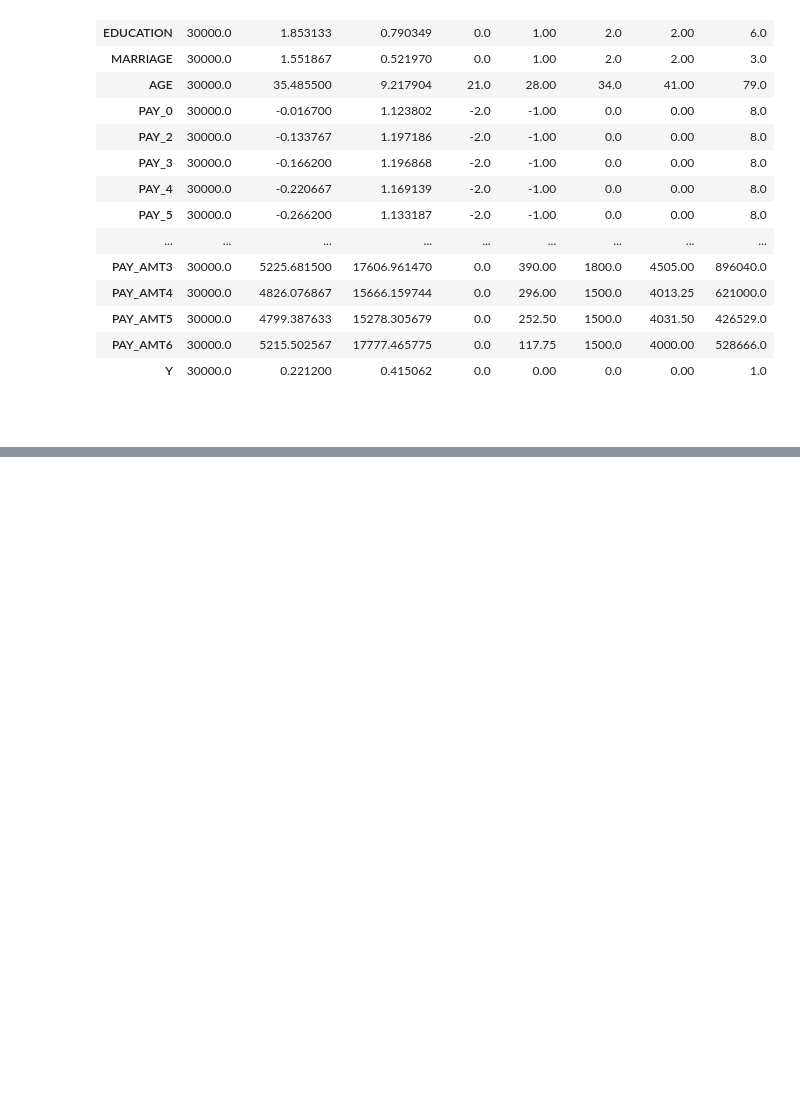
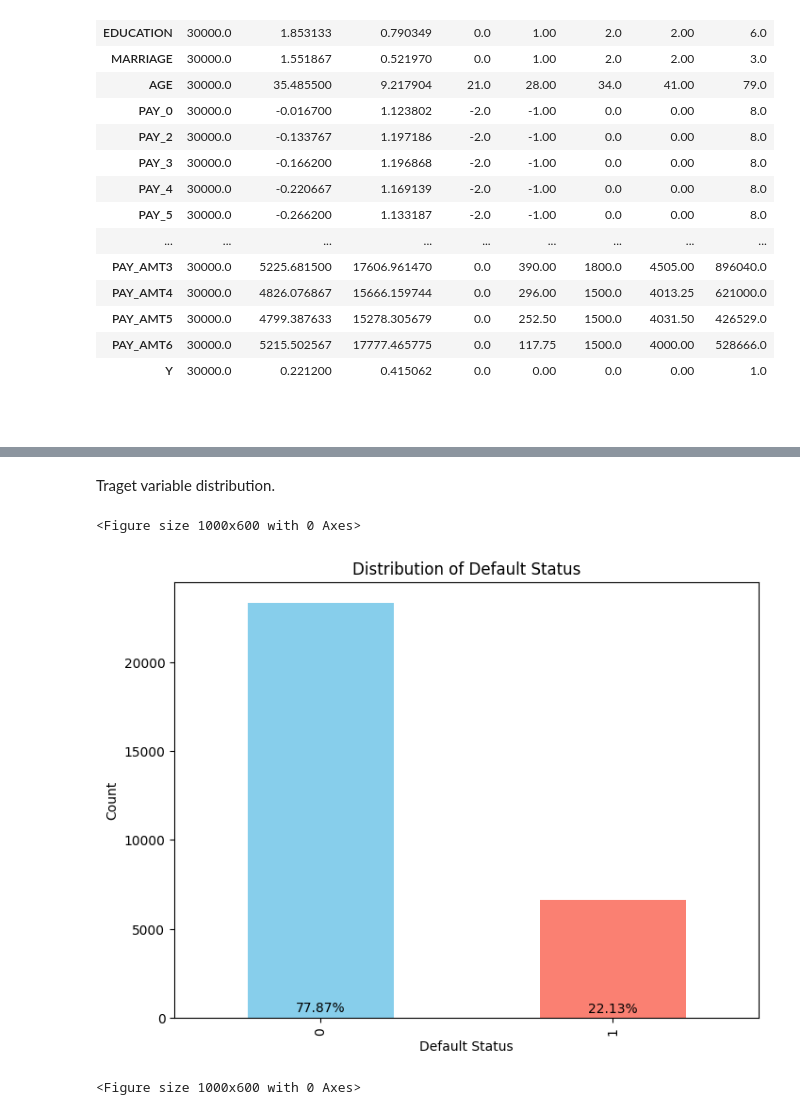
Before and after one commit to minjeoungneev/Default_Credit_Card, a Jupyter notebook: EDA.ipynb, the cells around one changed output, grey strips where cells are left out. Drawn from its saved outputs; the diff is of its cells as text; code cells hidden in the pictures; blank space fills up the shorter version.

```diff
--- a/EDA.ipynb
+++ b/EDA.ipynb
@@ -72,0 +119,19 @@ df.describe().T
+# %% [markdown]
+Traget variable distribution.
+# %%
+value_counts = df['Y'].value_counts()
+total = value_counts.sum()
+percentages = (value_counts / total) * 100
+
+ax = value_counts.plot(kind='bar', figsize=(8, 6), color=['skyblue', 'salmon'])
+for i, count in enumerate(percentages):
+    ax.text(i, count+100, f"{count:.2f}%", ha='center', va='bottom')
+
+plt.title("Distribution of Default Status")
+plt.xlabel("Default Status")
+plt.ylabel("Count")
+plt.figure(figsize=(10, 6))
+# %% [output]
+<Figure size 1000x600 with 0 Axes>
+[figure, added]
+<Figure size 1000x600 with 0 Axes>
```
Also changed, not shown: parts of 9 cells of this notebook.
